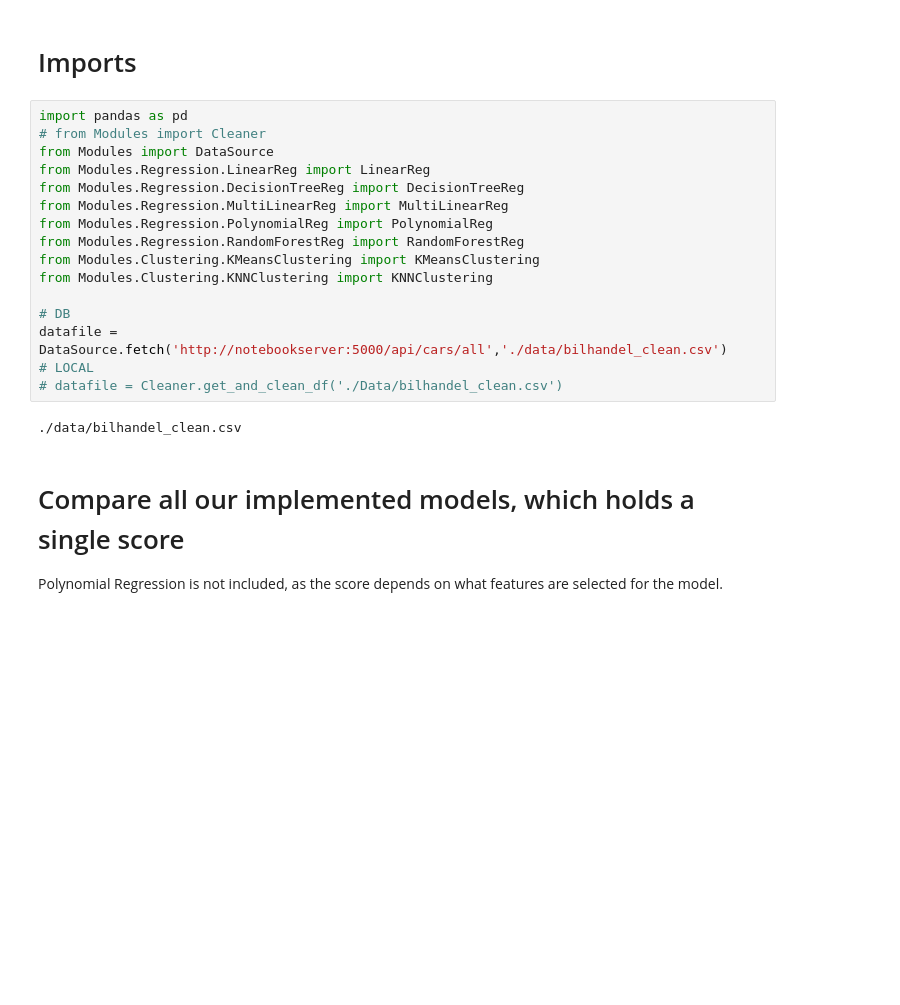
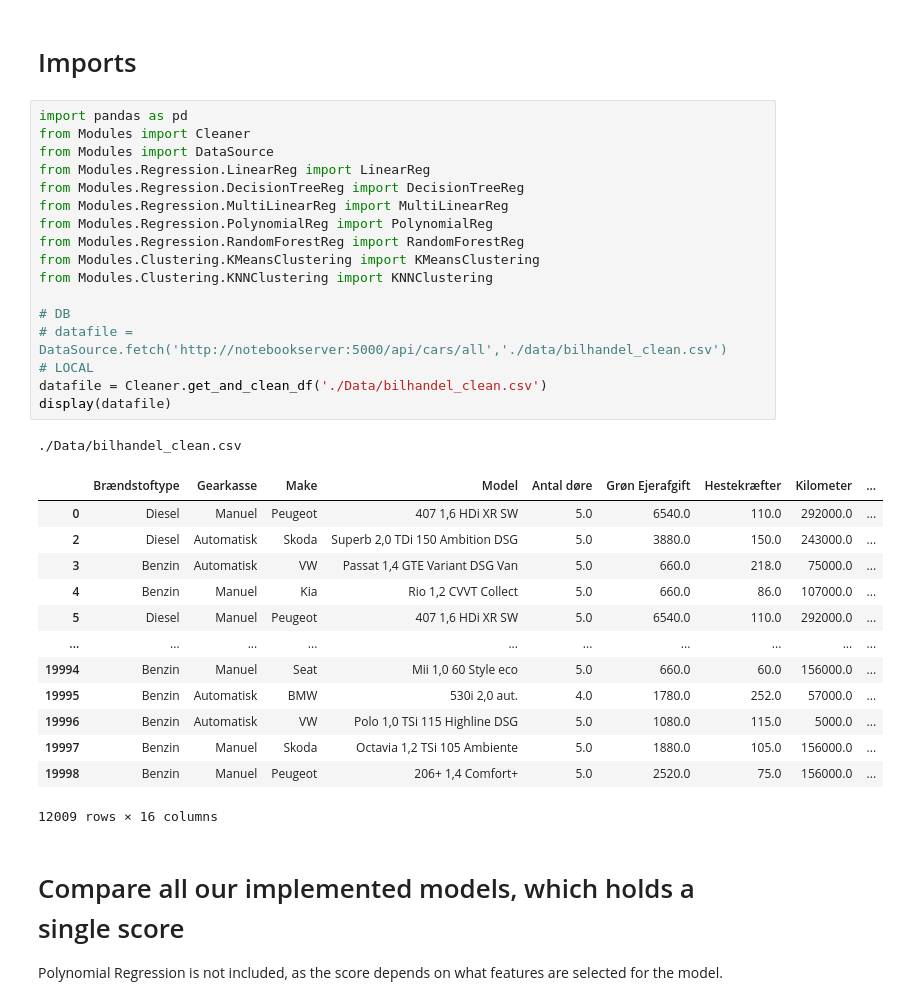
Before and after one commit to Paepke-cph/PythonProject, a Jupyter notebook: client/src/ModelComparison.ipynb, the cells around one changed output. Saved outputs shown, nothing was run; the diff lists cells and outputs as text; blank space fills up the shorter version.

```diff
--- a/client/src/ModelComparison.ipynb
+++ b/client/src/ModelComparison.ipynb
@@ -2,22 +2,36 @@
 # Imports
 # %%
 import pandas as pd
-# from Modules import Cleaner
+from Modules import Cleaner
 from Modules import DataSource
 from Modules.Regression.LinearReg import LinearReg
 from Modules.Regression.DecisionTreeReg import DecisionTreeReg
 from Modules.Regression.MultiLinearReg import MultiLinearReg
 from Modules.Regression.PolynomialReg import PolynomialReg
 from Modules.Regression.RandomForestReg import RandomForestReg
 from Modules.Clustering.KMeansClustering import KMeansClustering
 from Modules.Clustering.KNNClustering import KNNClustering
 
 # DB
-datafile = DataSource.fetch('http://notebookserver:5000/api/cars/all','./data/bilhandel_clean.csv')
+# datafile = DataSource.fetch('http://notebookserver:5000/api/cars/all','./data/bilhandel_clean.csv')
 # LOCAL
-# datafile = Cleaner.get_and_clean_df('./Data/bilhandel_clean.csv')
+datafile = Cleaner.get_and_clean_df('./Data/bilhandel_clean.csv')
+display(datafile)
 # %% [output]
-./data/bilhandel_clean.csv
+./Data/bilhandel_clean.csv
+|  | Brændstoftype | Gearkasse | Make | Model | Antal døre | Grøn Ejerafgift | Hestekræfter | Kilometer | ... |
+| 0 | Diesel | Manuel | Peugeot | 407 1,6 HDi XR SW | 5.0 | 6540.0 | 110.0 | 292000.0 | ... |
+| 2 | Diesel | Automatisk | Skoda | Superb 2,0 TDi 150 Ambition DSG | 5.0 | 3880.0 | 150.0 | 243000.0 | ... |
+| 3 | Benzin | Automatisk | VW | Passat 1,4 GTE Variant DSG Van | 5.0 | 660.0 | 218.0 | 75000.0 | ... |
+| 4 | Benzin | Manuel | Kia | Rio 1,2 CVVT Collect | 5.0 | 660.0 | 86.0 | 107000.0 | ... |
+| 5 | Diesel | Manuel | Peugeot | 407 1,6 HDi XR SW | 5.0 | 6540.0 | 110.0 | 292000.0 | ... |
+| ... | ... | ... | ... | ... | ... | ... | ... | ... | ... |
+| 19994 | Benzin | Manuel | Seat | Mii 1,0 60 Style eco | 5.0 | 660.0 | 60.0 | 156000.0 | ... |
+| 19995 | Benzin | Automatisk | BMW | 530i 2,0 aut. | 4.0 | 1780.0 | 252.0 | 57000.0 | ... |
+| 19996 | Benzin | Automatisk | VW | Polo 1,0 TSi 115 Highline DSG | 5.0 | 1080.0 | 115.0 | 5000.0 | ... |
+| 19997 | Benzin | Manuel | Skoda | Octavia 1,2 TSi 105 Ambiente | 5.0 | 1880.0 | 105.0 | 156000.0 | ... |
+| 19998 | Benzin | Manuel | Peugeot | 206+ 1,4 Comfort+ | 5.0 | 2520.0 | 75.0 | 156000.0 | ... |
+12009 rows × 16 columns
 # %% [markdown]
 # Compare all our implemented models, which holds a single score
 Polynomial Regression is not included, as the score depends on what features are selected for the model.
```
Also changed, not shown: parts of 2 cells of this notebook, 7 other files.
